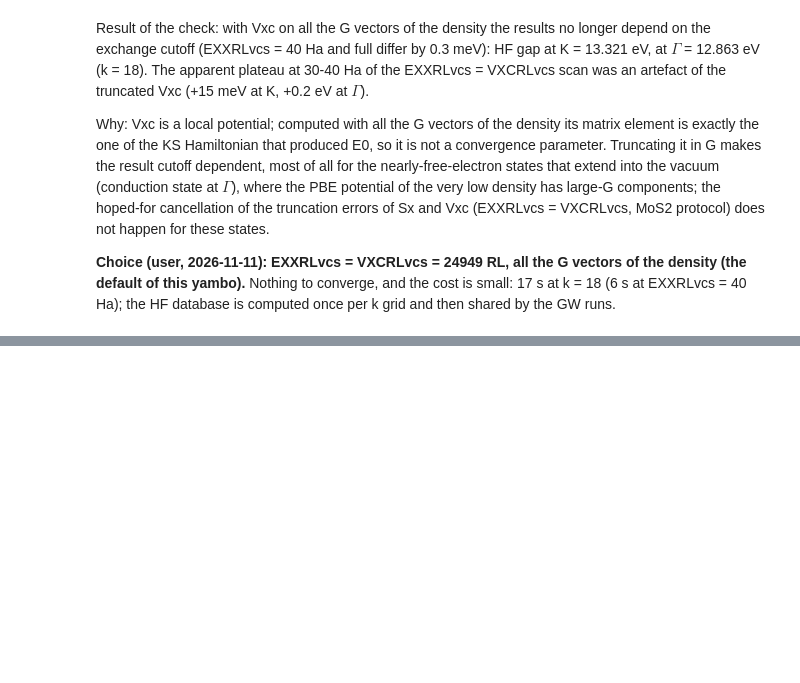
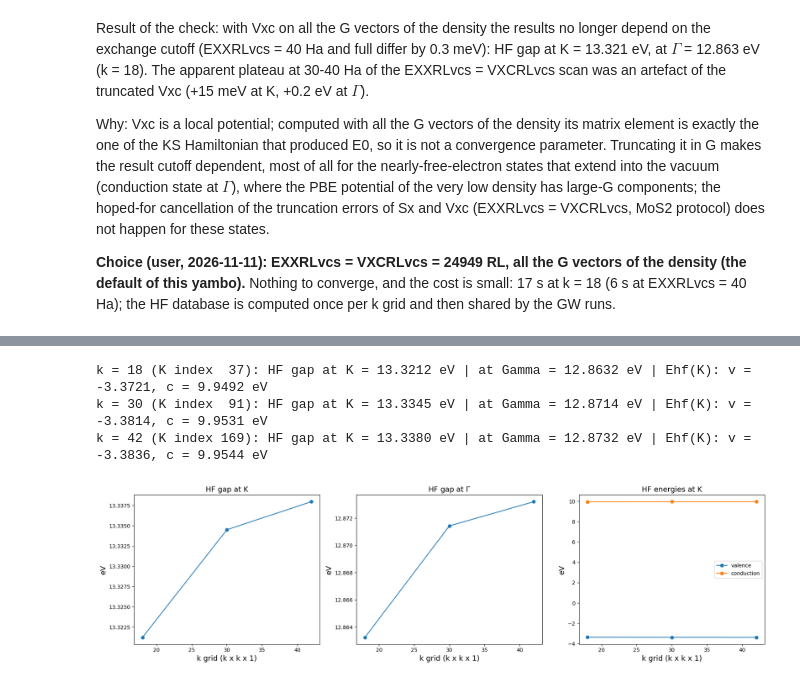
Before and after one commit to marcodalessandro76/2d-layer-substrate-effective-screening, a Jupyter notebook: hBN_bilayer/GW_Analysis.ipynb, the cells around one changed output, grey strips where cells are left out. Cells and saved outputs as stored; diff of their text form; code cells hidden in the pictures; blank space fills up the shorter version.

Commit message:
HF k-grid convergence of the hBN monolayer
Co-Authored-By: Claude Opus 5.5 <noreply@anthropic.com>
Claude-Session: https://claude.ai/code/session_01EugFhB3WJmbFVLb5HiMaDu

```diff
--- a/hBN_bilayer/GW_Analysis.ipynb
+++ b/hBN_bilayer/GW_Analysis.ipynb
@@ -301,0 +297,14 @@ computed once per k grid and then shared by the GW runs.
+# %%
+def find_k_index(folder, kpoint, atol=1e-5):
+    # 1-based index of kpoint (cartesian, units 2pi/alat) in the IBZ list of the SAVE
+    kpts = P.YamboDftParser(os.path.join(folder, 'SAVE', 'ns.db1')).get_kpoints()
+    ind = [i for i, k in enumerate(kpts) if np.allclose(k[:2], kpoint[:2], atol=atol)]
+    return ind[0] + 1 if ind else None
+
+Kpoint = np.array([1./3., 1./np.sqrt(3.), 0.])
+kpoints_hf = [18, 30, 42]
+hf_kgrid = {}
+for k in kpoints_hf:
+    folder = yambo_dir('ML_bot', k, 250)
+    hf_kgrid[k] = {'folder': folder, 'K_index': find_k_index(folder, Kpoint)}
+    print(k, hf_kgrid[k])
@@ -301,0 +318,11 @@ computed once per k grid and then shared by the GW runs.
+# %%
+code = yambo_code()
+study_hfk = D.Dataset(num_tasks=2)
+study_hfk.set_postprocessing_function(PP.yambo_parse_data)
+for k in kpoints_hf:
+    folder = hf_kgrid[k]['folder']
+    run_rim(folder)                       # one run per folder, before the HF runs that read it
+    name = 'hf-exx_full-vxc_full'
+    study_hfk.append_run(id={'k': k}, input=build_hf_input_rl(vxc_full, vxc_full, exx_units='RL', folder=folder),
+                         runner=code, run_dir=folder, name=name, jobname=[name, 'ndb_rim_cutoff'], skip=True)
+results_hfk = study_hfk.run()
@@ -301,0 +347,23 @@ computed once per k grid and then shared by the GW runs.
+# %%
+gap_K, gap_G, ev_K, ec_K = [], [], [], []
+for k in kpoints_hf:
+    folder, iK = hf_kgrid[k]['folder'], hf_kgrid[k]['K_index']
+    d = np.loadtxt(os.path.join(folder, 'hf-exx_full-vxc_full', 'o-hf-exx_full-vxc_full.hf'), comments='#')
+    E = {(int(r[0]), int(r[1])): r[3] for r in d}           # Ehf (eV)
+    gap_K.append(E[(iK, stop_band)] - E[(iK, start_band)]); gap_G.append(E[(1, stop_band)] - E[(1, start_band)])
+    ev_K.append(E[(iK, start_band)]); ec_K.append(E[(iK, stop_band)])
+    print('k = %2d (K index %3d): HF gap at K = %.4f eV | at Gamma = %.4f eV | Ehf(K): v = %.4f, c = %.4f eV'
+          % (k, iK, gap_K[-1], gap_G[-1], ev_K[-1], ec_K[-1]))
+
+fig, ax = plt.subplots(nrows=1, ncols=3, figsize=(18, 5))
+ax[0].plot(kpoints_hf, gap_K, 'o-'); ax[0].set_title('HF gap at K', size=14)
+ax[1].plot(kpoints_hf, gap_G, 'o-'); ax[1].set_title(r'HF gap at $\Gamma$', size=14)
+ax[2].plot(kpoints_hf, ev_K, 'o-', label='valence'); ax[2].plot(kpoints_hf, ec_K, 'o-', label='conduction')
+ax[2].set_title('HF energies at K', size=14); ax[2].legend()
+for a in ax: a.set_xlabel('k grid (k x k x 1)', size=14); a.set_ylabel('eV', size=14)
+fig.tight_layout()
+# %% [output]
+k = 18 (K index  37): HF gap at K = 13.3212 eV | at Gamma = 12.8632 eV | Ehf(K): v = -3.3721, c = 9.9492 eV
+k = 30 (K index  91): HF gap at K = 13.3345 eV | at Gamma = 12.8714 eV | Ehf(K): v = -3.3814, c = 9.9531 eV
+k = 42 (K index 169): HF gap at K = 13.3380 eV | at Gamma = 12.8732 eV | Ehf(K): v = -3.3836, c = 9.9544 eV
+[figure, added]
```
Also changed, not shown: parts of 5 cells of this notebook, 1 other file.
